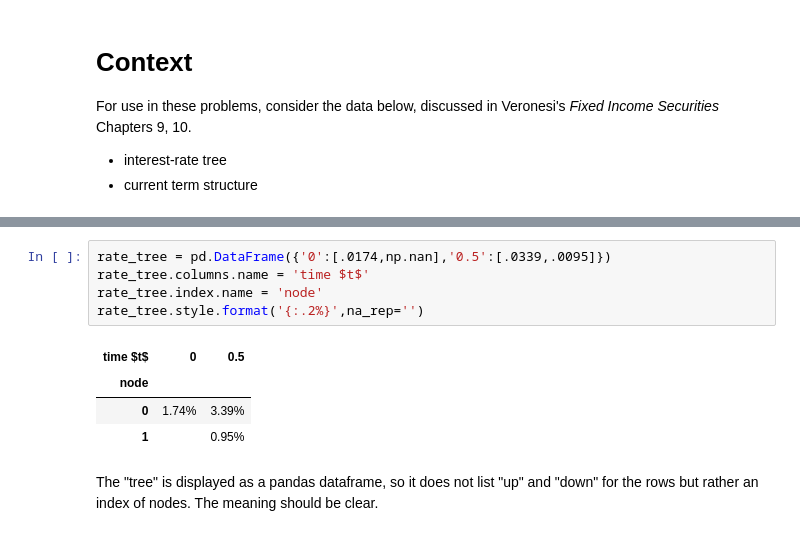
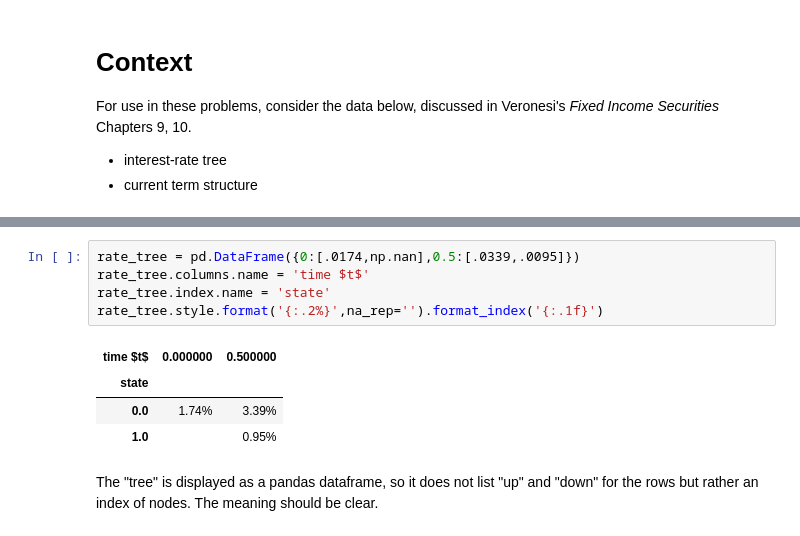
Before and after one commit to nicklewis-16/finm-fiderivs-2024, a Jupyter notebook: homework/Homework 1.ipynb, the cells around one changed output, grey strips where cells are left out. Saved outputs shown, nothing was run; the diff lists cells and outputs as text.

```diff
--- a/homework/Homework 1.ipynb
+++ b/homework/Homework 1.ipynb
@@ -18,13 +49,13 @@ import pandas as pd
 # %%
-rate_tree = pd.DataFrame({'0':[.0174,np.nan],'0.5':[.0339,.0095]})
+rate_tree = pd.DataFrame({0:[.0174,np.nan],0.5:[.0339,.0095]})
 rate_tree.columns.name = 'time $t$'
-rate_tree.index.name = 'node'
-rate_tree.style.format('{:.2%}',na_rep='')
+rate_tree.index.name = 'state'
+rate_tree.style.format('{:.2%}',na_rep='').format_index('{:.1f}')
 # %% [output]
-| time $t$ | 0 | 0.5 |
-| node |  |  |
-| 0 | 1.74% | 3.39% |
-| 1 |  | 0.95% |
+| time $t$ | 0.000000 | 0.500000 |
+| state |  |  |
+| 0.0 | 1.74% | 3.39% |
+| 1.0 |  | 0.95% |
 # %% [markdown]
 The "tree" is displayed as a pandas dataframe, so it does not list "up" and "down" for the rows but rather an index of nodes. The meaning should be clear.
 # %%
```
Also changed, not shown: parts of 68 cells of this notebook.
